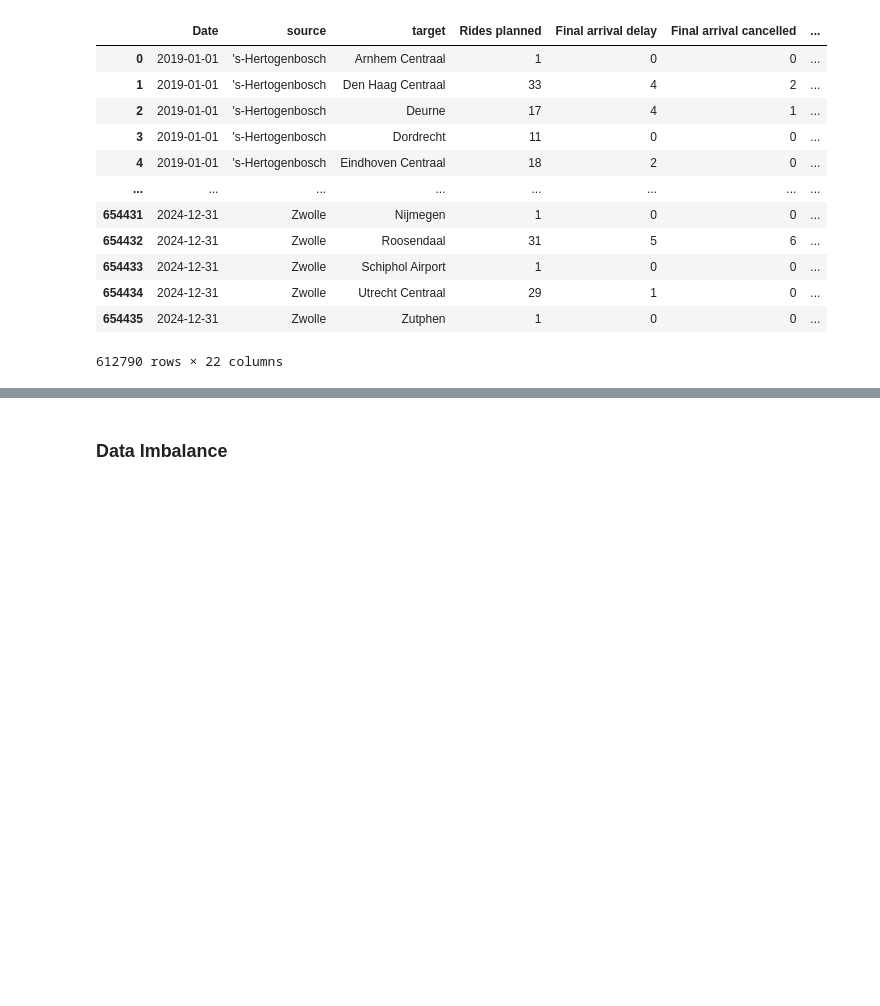
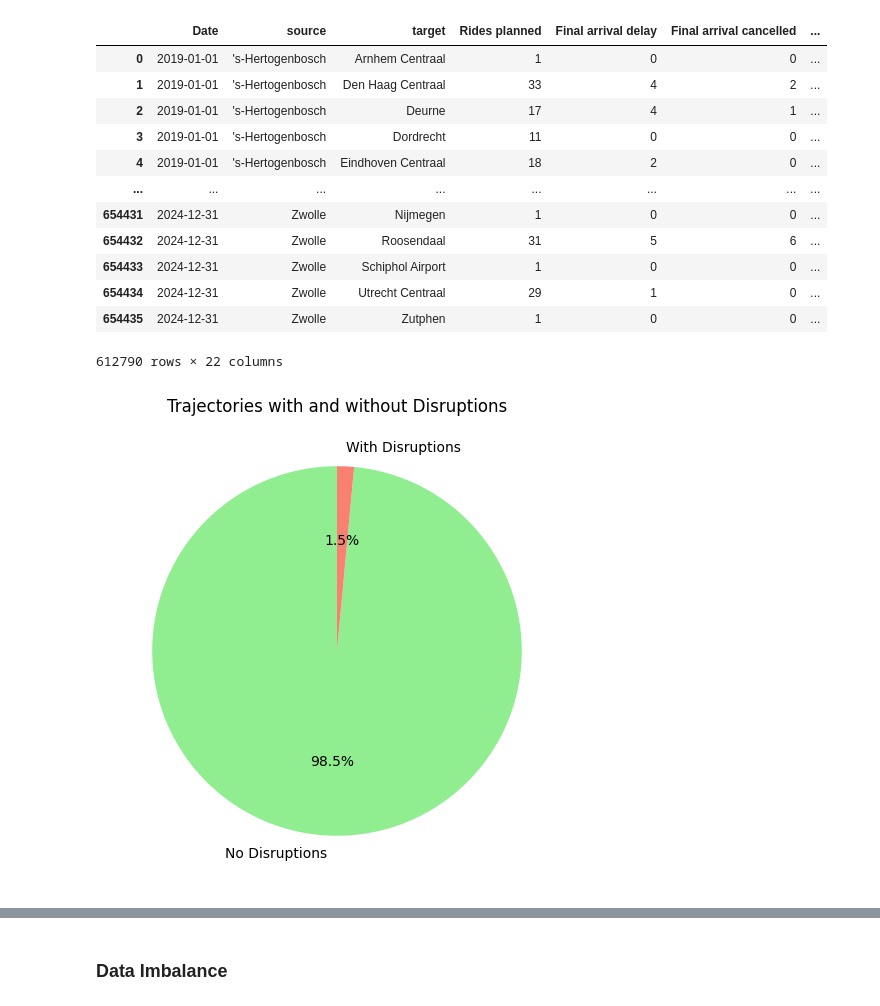
Before and after one commit to Brebber/Thesis, a Jupyter notebook: MSc-Thesis-Brent/NS-Disruptions-2025/exploratory-data-analysis/Exploratory Data Analysis.ipynb, the cells around one changed output, grey strips where cells are left out. Saved outputs shown, nothing was run; the diff lists cells and outputs as text; code cells hidden in the pictures; blank space fills up the shorter version.

```diff
--- a/MSc-Thesis-Brent/NS-Disruptions-2025/exploratory-data-analysis/Exploratory Data Analysis.ipynb
+++ b/MSc-Thesis-Brent/NS-Disruptions-2025/exploratory-data-analysis/Exploratory Data Analysis.ipynb
@@ -93,6 +93,25 @@ disruptions_df
 | 654434 | 2024-12-31 | Zwolle | Utrecht Centraal | 29 | 1 | 0 | ... |
 | 654435 | 2024-12-31 | Zwolle | Zutphen | 1 | 0 | 0 | ... |
 612790 rows × 22 columns
+# %%
+import matplotlib.pyplot as plt
+
+# Count the number of trajectories with Disruption Count == 0 and > 0
+disrupted = (disruptions_df["Disrupted"] == True).sum()
+non_disrupted =  (disruptions_df["Disrupted"] == False).sum()
+
+# Data for the pie chart
+labels = ['No Disruptions', 'With Disruptions']
+sizes = [non_disrupted, disrupted]
+colors = ['lightgreen', 'salmon']
+
+# Plot the pie chart
+plt.figure(figsize=(8, 6))
+plt.pie(sizes, labels=labels, autopct='%1.1f%%', startangle=90, colors=colors)
+plt.title('Trajectories with and without Disruptions')
+plt.show()
+# %% [output]
+[figure, added]
 # %%
 # Define conditions
 # Handle boolean or numeric columns
```
Also changed, not shown: parts of 7 cells of this notebook, 2 other files.
